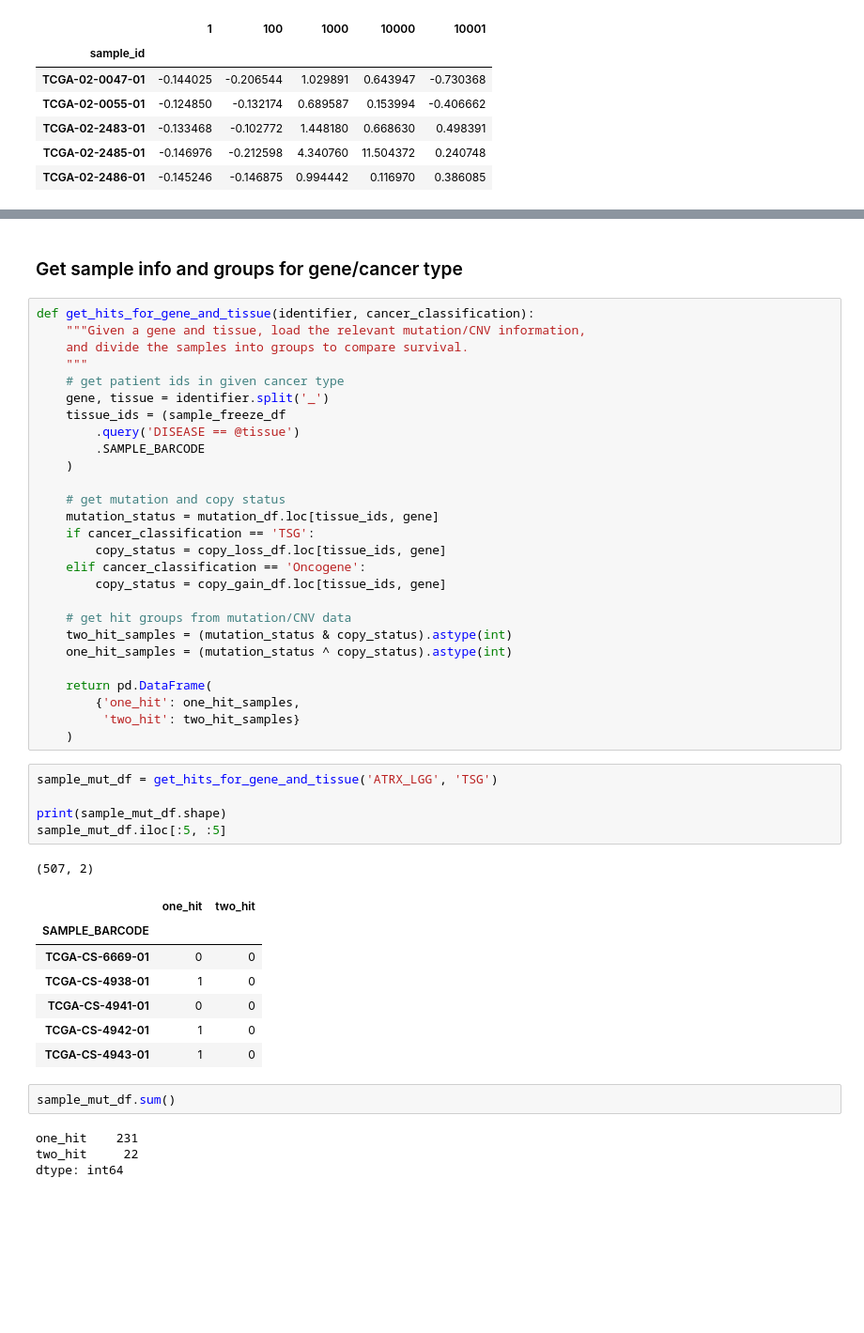
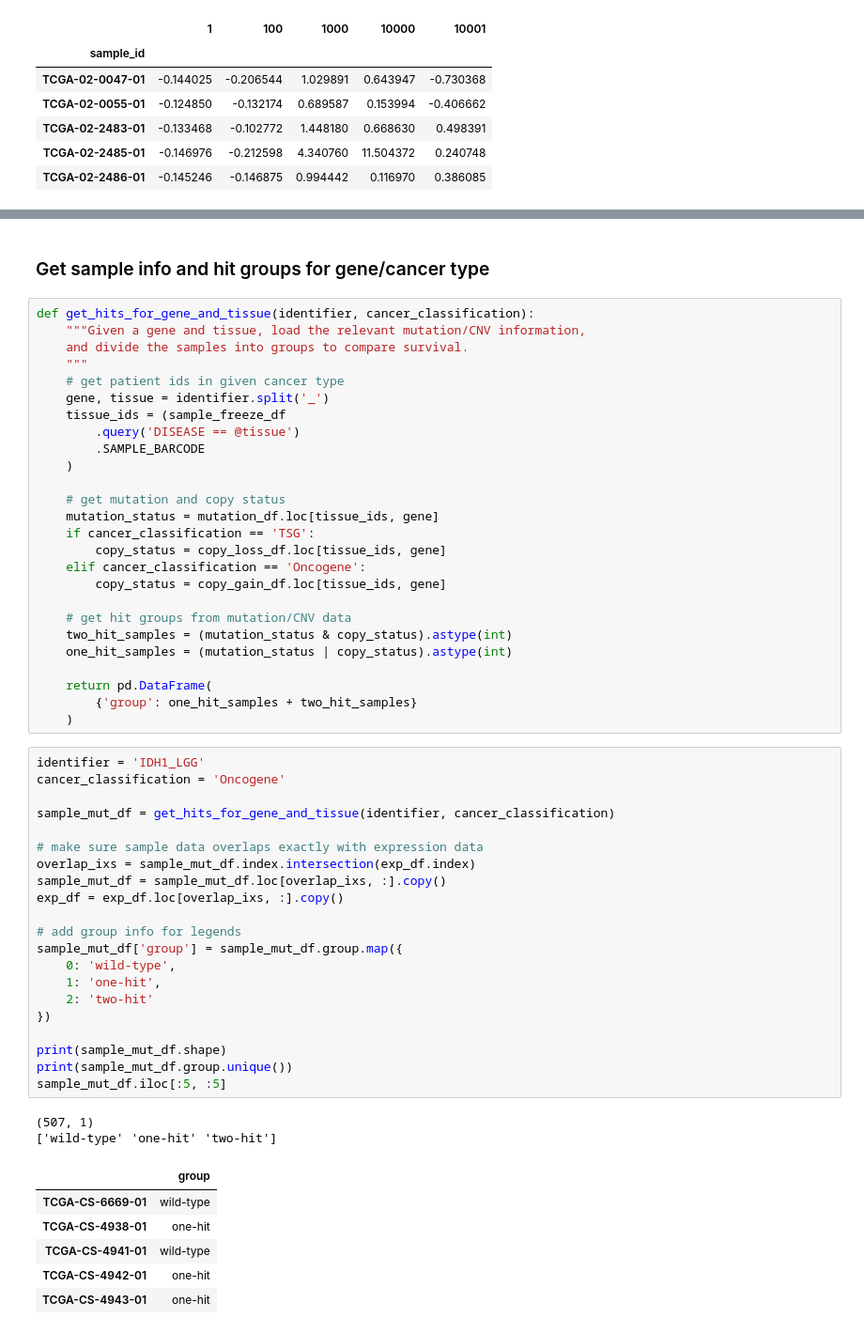
Before and after one commit to greenelab/mutation-fn, a Jupyter notebook: 6_survival_analysis/expression_eda.ipynb, the cells around one changed output, grey strips where cells are left out. Shown at 94% size. Drawn from its saved outputs; the diff is of its cells as text; blank space fills up the shorter version.

```diff
--- a/6_survival_analysis/expression_eda.ipynb
+++ b/6_survival_analysis/expression_eda.ipynb
@@ -190,7 +190,7 @@ exp_df.iloc[:5, :5]
 | TCGA-02-2485-01 | -1.310706 | -1.123449 | -0.987619 | -1.112268 | 1.104512 |
 | TCGA-02-2486-01 | -1.310207 | -1.124171 | -0.986505 | -1.115828 | 1.009980 |
 # %% [markdown]
-### Get sample info and groups for gene/cancer type
+### Get sample info and hit groups for gene/cancer type
 # %%
 def get_hits_for_gene_and_tissue(identifier, cancer_classification):
     """Given a gene and tissue, load the relevant mutation/CNV information,
@@ -212,29 +212,38 @@ def get_hits_for_gene_and_tissue(identifier, cancer_classification):
 
     # get hit groups from mutation/CNV data
     two_hit_samples = (mutation_status & copy_status).astype(int)
-    one_hit_samples = (mutation_status ^ copy_status).astype(int)
+    one_hit_samples = (mutation_status | copy_status).astype(int)
 
     return pd.DataFrame(
-        {'one_hit': one_hit_samples,
-         'two_hit': two_hit_samples}
+        {'group': one_hit_samples + two_hit_samples}
     )
-# %%
-sample_mut_df = get_hits_for_gene_and_tissue('ATRX_LGG', 'TSG')
-
-print(sample_mut_df.shape)
-sample_mut_df.iloc[:5, :5]
-# %% [output]
-(507, 2)
-|  | one_hit | two_hit |
-| SAMPLE_BARCODE |  |  |
-| TCGA-CS-6669-01 | 0 | 0 |
-| TCGA-CS-4938-01 | 1 | 0 |
-| TCGA-CS-4941-01 | 0 | 0 |
-| TCGA-CS-4942-01 | 1 | 0 |
-| TCGA-CS-4943-01 | 1 | 0 |
-# %%
-sample_mut_df.sum()
-# %% [output]
-one_hit    231
-two_hit     22
-dtype: int64
+# %%
+identifier = 'IDH1_LGG'
+cancer_classification = 'Oncogene'
+
+sample_mut_df = get_hits_for_gene_and_tissue(identifier, cancer_classification)
+
+# make sure sample data overlaps exactly with expression data
+overlap_ixs = sample_mut_df.index.intersection(exp_df.index)
+sample_mut_df = sample_mut_df.loc[overlap_ixs, :].copy()
+exp_df = exp_df.loc[overlap_ixs, :].copy()
+
+# add group info for legends
+sample_mut_df['group'] = sample_mut_df.group.map({
+    0: 'wild-type',
+    1: 'one-hit',
+    2: 'two-hit'
+})
+
+print(sample_mut_df.shape)
+print(sample_mut_df.group.unique())
+sample_mut_df.iloc[:5, :5]
+# %% [output]
+(507, 1)
+['wild-type' 'one-hit' 'two-hit']
+|  | group |
+| TCGA-CS-6669-01 | wild-type |
+| TCGA-CS-4938-01 | one-hit |
+| TCGA-CS-4941-01 | wild-type |
+| TCGA-CS-4942-01 | one-hit |
+| TCGA-CS-4943-01 | one-hit |
```
Also changed, not shown: parts of 7 cells of this notebook, 1 other file.
